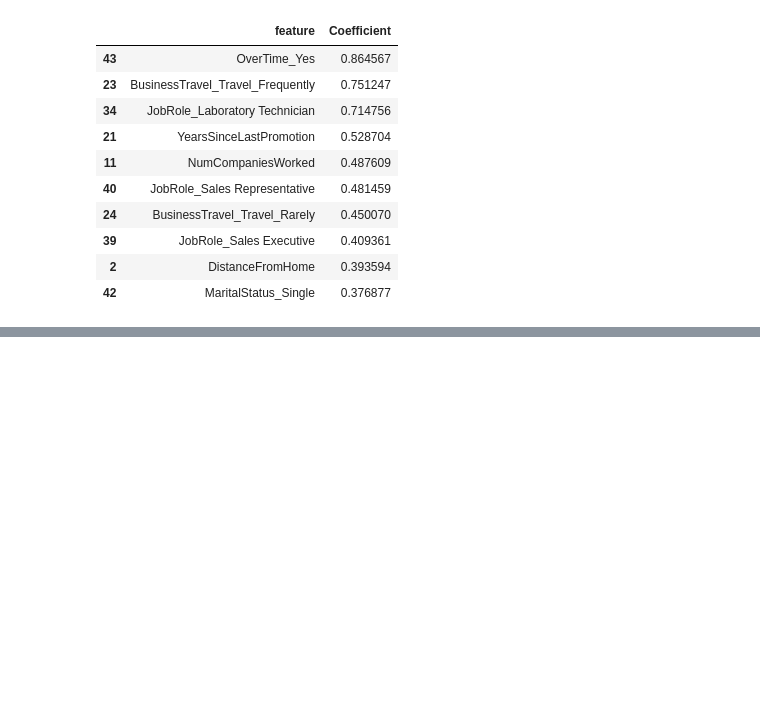
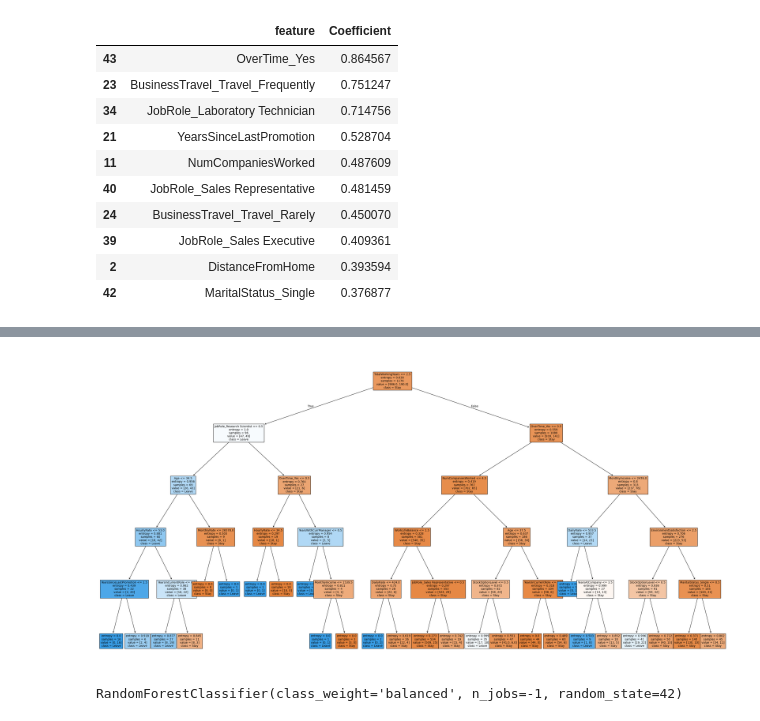
Before and after one commit to usaidahmed01/Machine-Learning, a Jupyter notebook: MLModelsRev.ipynb, the cells around one changed output, grey strips where cells are left out. Drawn from its saved outputs; the diff is of its cells as text; code cells hidden in the pictures; blank space fills up the shorter version.

```diff
--- a/MLModelsRev.ipynb
+++ b/MLModelsRev.ipynb
@@ -214,0 +278,18 @@ coeff_df.head(10)
+# %%
+from sklearn import tree
+plt.figure(figsize = (40 ,20))
+tree.plot_tree(modelDT_Entropy , filled = True , feature_names = X.columns , class_names = ['Stay' , 'Leave'] , fontsize= 10)
+plt.show()
+# %% [output]
+[figure, added]
+# %%
+modelRF = RandomForestClassifier(
+    n_estimators = 100,
+    max_depth = None,
+    random_state = 42,
+    class_weight = 'balanced', # Majority ki oversampling and Minority ki undersampling hoti hai usually so usko overcome karne keliye class weight
+    n_jobs= -1, # utilize all CPU Cores
+)
+modelRF.fit(X_train , y_train)
+# %% [output]
+RandomForestClassifier(class_weight='balanced', n_jobs=-1, random_state=42)
```
Also changed, not shown: parts of 13 cells of this notebook.
